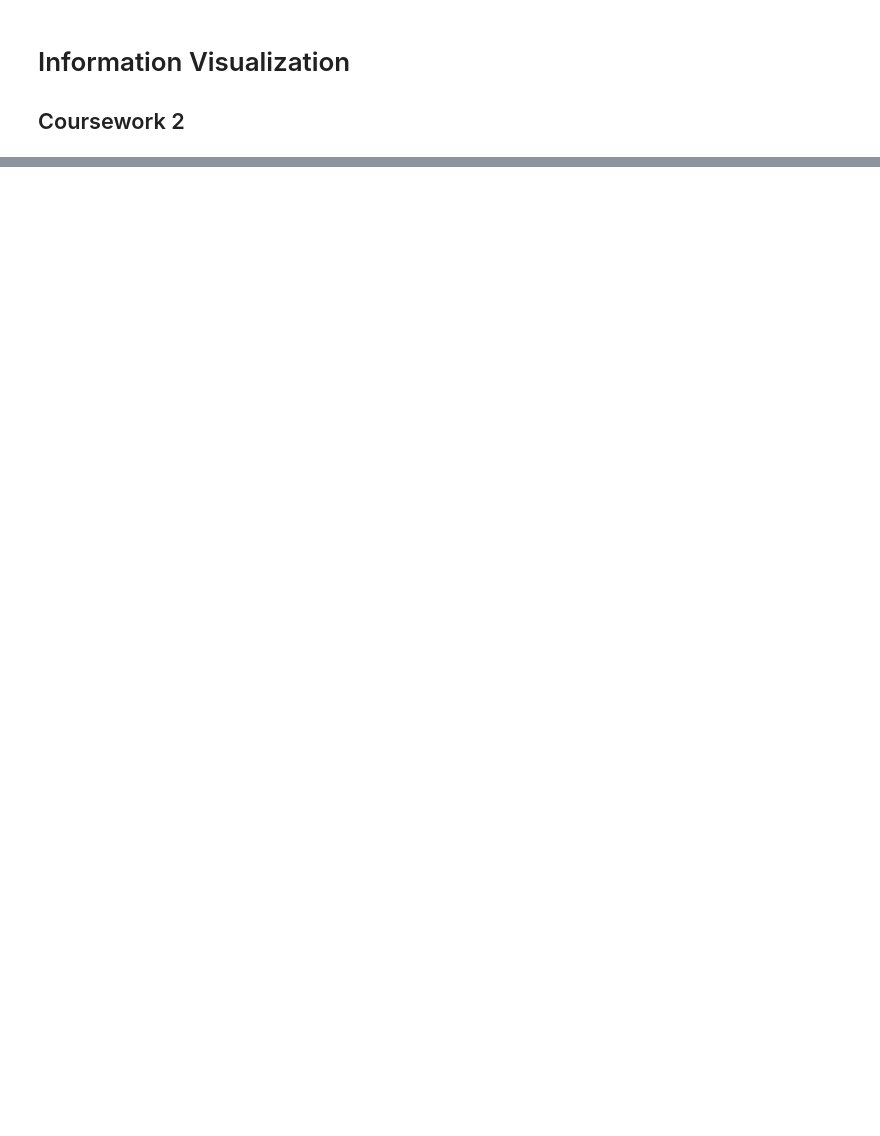
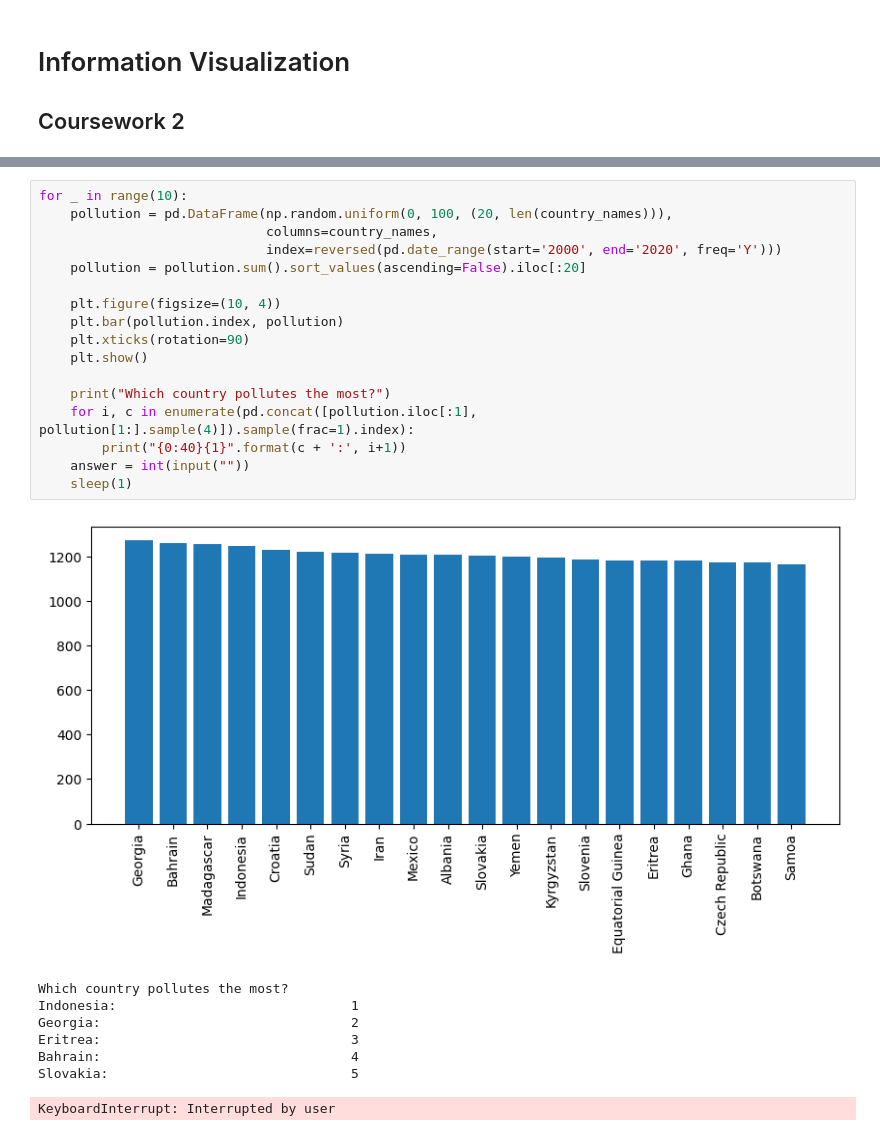
Before and after one commit to ChackMociute/Information-Visualization-coursework-2, a Jupyter notebook: cw2.ipynb, the cells around one changed output, grey strips where cells are left out. Saved outputs shown, nothing was run; the diff lists cells and outputs as text; blank space fills up the shorter version.

```diff
--- a/cw2.ipynb
+++ b/cw2.ipynb
@@ -24,0 +34,26 @@ pollution.head()
+# %%
+for _ in range(10):
+    pollution = pd.DataFrame(np.random.uniform(0, 100, (20, len(country_names))),
+                             columns=country_names,
+                             index=reversed(pd.date_range(start='2000', end='2020', freq='Y')))
+    pollution = pollution.sum().sort_values(ascending=False).iloc[:20]
+
+    plt.figure(figsize=(10, 4))
+    plt.bar(pollution.index, pollution)
+    plt.xticks(rotation=90)
+    plt.show()
+
+    print("Which country pollutes the most?")
+    for i, c in enumerate(pd.concat([pollution.iloc[:1], pollution[1:].sample(4)]).sample(frac=1).index):
+        print("{0:40}{1}".format(c + ':', i+1))
+    answer = int(input(""))
+    sleep(1)
+# %% [output]
+[figure, added]
+Which country pollutes the most?
+Indonesia:                              1
+Georgia:                                2
+Eritrea:                                3
+Bahrain:                                4
+Slovakia:                               5
+KeyboardInterrupt: Interrupted by user
```
Also changed, not shown: parts of 4 cells of this notebook.
